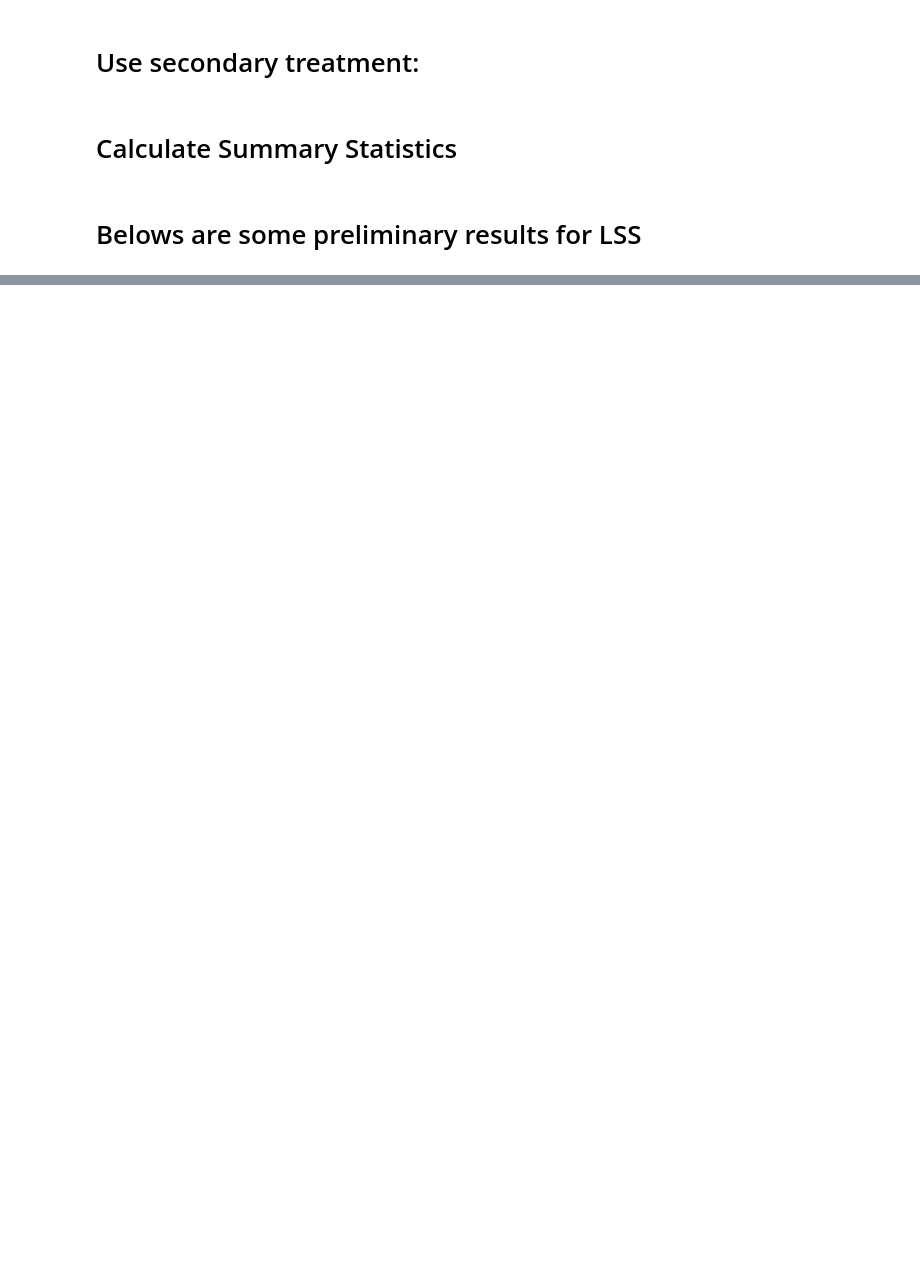
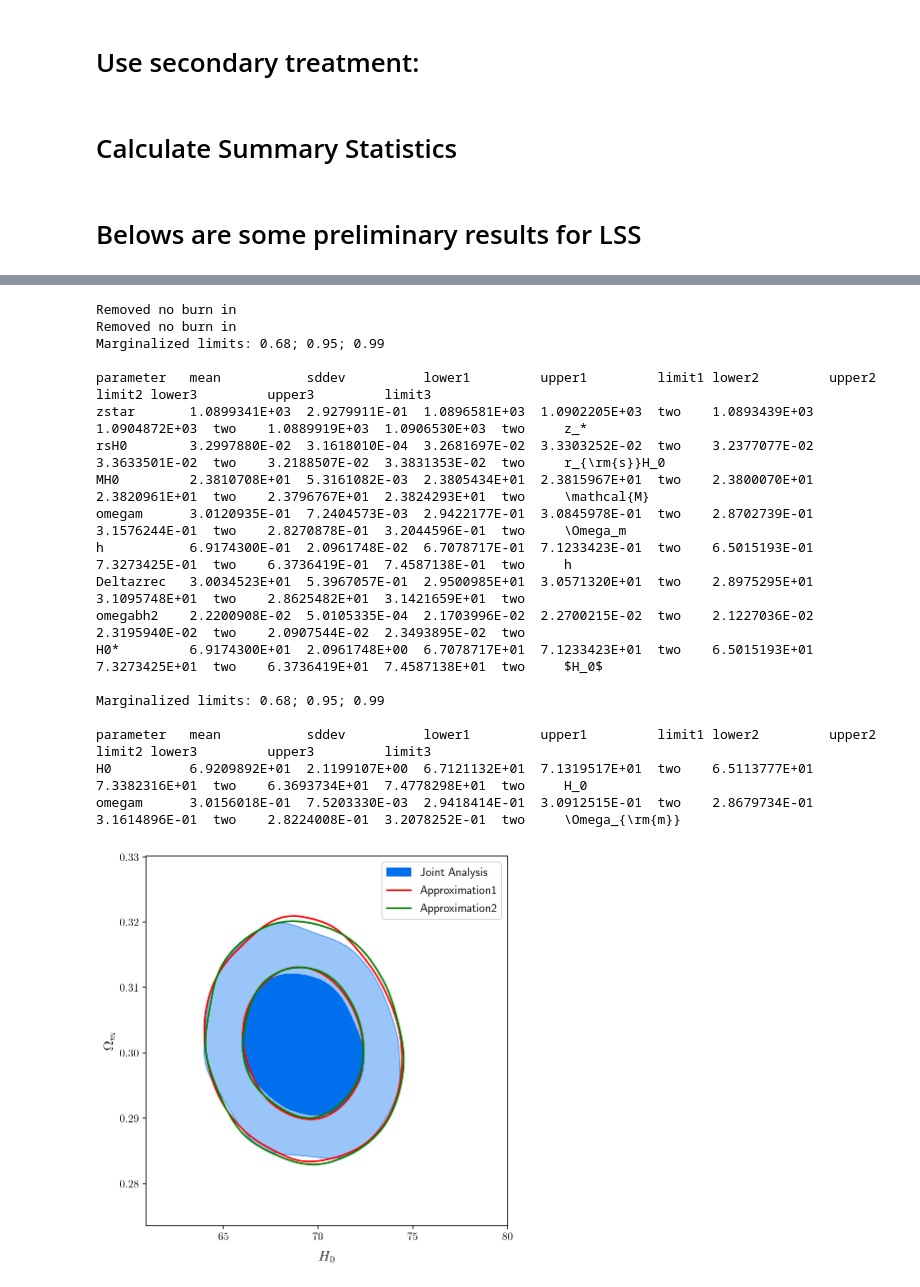
Before and after one commit to WeikangLin/CosmicStds, a Jupyter notebook: MCMC_cosmic_stds.ipynb, the cells around one changed output, grey strips where cells are left out. Cells and saved outputs as stored; diff of their text form; code cells hidden in the pictures; blank space fills up the shorter version.

```diff
--- a/MCMC_cosmic_stds.ipynb
+++ b/MCMC_cosmic_stds.ipynb
@@ -699,0 +817,65 @@ lnprob_stds([1089.9515,0.03243,23.809306,0.3,0.70],SN_input,BAO_input,CMB_input)
+# %%
+g = plots.getSinglePlotter(ratio=1)
+
+#joint analysis
+samples_load_All_BAO_SN_CC = np.loadtxt('./chains/Default/CMBtheta_BAO/AllwCC_64_step2000.csv',delimiter=",")
+MCsamples_all = MCSamples(samples=samples_load_All_BAO_SN_CC,
+                          names =['zstar','rsH0', 'MH0','omegam','h','Deltazrec','omegabh2'],ignore_rows=200,
+                    labels =[r'z_*',r'r_{\rm{s}}H_0',r'\mathcal{M}',r'\Omega_m',r'h'],ranges={'h':(0.6, 0.8)})
+p = MCsamples_all.getParams()
+MCsamples_all.addDerived(p.h*100, name='H0', label=r'$H_0$',range=[60,80])
+g.plot_2d(MCsamples_all, 'H0', 'omegam',filled=True, color='b');
+
+
+# approximation 1
+names = ['zstar','rsH0', 'MH0','omegam','h','Deltazrec','omegabh2']    # put parameters here
+labels =  [r'z_*',r'r_{\rm{s}}H_0',r'\mathcal{M}',r'\Omega_m',r'h',r'\Delta z_{dec}','\Omega_b h^2']
+samples_load_All_BAO_SN = np.loadtxt('./chains/Default/CMBtheta_BAO/All_BAO_SN_64_step3000.csv',delimiter=",")
+N_UCstd=samples_load_All_BAO_SN.shape[0]
+weight=[]
+for h, omegam in zip(samples_load_All_BAO_SN[:,4].tolist(),samples_load_All_BAO_SN[:,3].tolist()):
+    weight.append(CC_like(h,omegam,chronometers))
+MCsamples_all_approx = MCSamples(samples=samples_load_All_BAO_SN,names = names,
+                                 labels = labels,ranges={'h':(0.6, 0.8)},weights=np.array(weight))
+p = MCsamples_all_approx.getParams()
+MCsamples_all_approx.addDerived(p.h*100, name='H0', label=r'$H_0$',range=[60,80])
+g.add_2d_contours(MCsamples_all_approx, 'H0', 'omegam',filled=False, color='r');
+
+
+# approximation 2
+samples_CC = np.loadtxt('../3STDs/cosmic_chronometers_data/CC_with_extra.txt')
+N_CC=samples_CC.shape[0]
+weight=[]
+for H0, omegam in zip(samples_CC[:,0].tolist(),samples_CC[:,1].tolist()):
+    w=np.exp(-((omegam/0.3)*(H0/70)**(-0.08)-1.005281280153786)**2/2/0.02537780952128387**2)
+    weight.append(w)
+MCsamples_all_approx2 = MCSamples(samples=samples_CC,names = ['H0','omegam'],
+                                labels = [r'H_0',r'\Omega_{\rm{m}}'],weights=np.array(weight))
+g.add_2d_contours(MCsamples_all_approx2, 'H0', 'omegam',filled=False, color='g');
+
+g.add_legend(['Joint Analysis','Approximation1','Approximation2'])
+
+
+print(MCsamples_all.getMargeStats())
+print(MCsamples_all_approx2.getMargeStats())
+# %% [output]
+Removed no burn in
+Removed no burn in
+Marginalized limits: 0.68; 0.95; 0.99
+
+parameter   mean           sddev          lower1         upper1         limit1 lower2         upper2         limit2 lower3         upper3         limit3
+zstar       1.0899341E+03  2.9279911E-01  1.0896581E+03  1.0902205E+03  two    1.0893439E+03  1.0904872E+03  two    1.0889919E+03  1.0906530E+03  two     z_*
+rsH0        3.2997880E-02  3.1618010E-04  3.2681697E-02  3.3303252E-02  two    3.2377077E-02  3.3633501E-02  two    3.2188507E-02  3.3831353E-02  two     r_{\rm{s}}H_0
+MH0         2.3810708E+01  5.3161082E-03  2.3805434E+01  2.3815967E+01  two    2.3800070E+01  2.3820961E+01  two    2.3796767E+01  2.3824293E+01  two     \mathcal{M}
+omegam      3.0120935E-01  7.2404573E-03  2.9422177E-01  3.0845978E-01  two    2.8702739E-01  3.1576244E-01  two    2.8270878E-01  3.2044596E-01  two     \Omega_m
+h           6.9174300E-01  2.0961748E-02  6.7078717E-01  7.1233423E-01  two    6.5015193E-01  7.3273425E-01  two    6.3736419E-01  7.4587138E-01  two     h
+Deltazrec   3.0034523E+01  5.3967057E-01  2.9500985E+01  3.0571320E+01  two    2.8975295E+01  3.1095748E+01  two    2.8625482E+01  3.1421659E+01  two
+omegabh2    2.2200908E-02  5.0105335E-04  2.1703996E-02  2.2700215E-02  two    2.1227036E-02  2.3195940E-02  two    2.0907544E-02  2.3493895E-02  two
+H0*         6.9174300E+01  2.0961748E+00  6.7078717E+01  7.1233423E+01  two    6.5015193E+01  7.3273425E+01  two    6.3736419E+01  7.4587138E+01  two     $H_0$
+
+Marginalized limits: 0.68; 0.95; 0.99
+
+parameter   mean           sddev          lower1         upper1         limit1 lower2         upper2         limit2 lower3         upper3         limit3
+H0          6.9209892E+01  2.1199107E+00  6.7121132E+01  7.1319517E+01  two    6.5113777E+01  7.3382316E+01  two    6.3693734E+01  7.4778298E+01  two     H_0
+omegam      3.0156018E-01  7.5203330E-03  2.9418414E-01  3.0912515E-01  two    2.8679734E-01  3.1614896E-01  two    2.8224008E-01  3.2078252E-01  two     \Omega_{\rm{m}}
+[figure, added]
```
Also changed, not shown: parts of 34 cells of this notebook, 7 other files.
